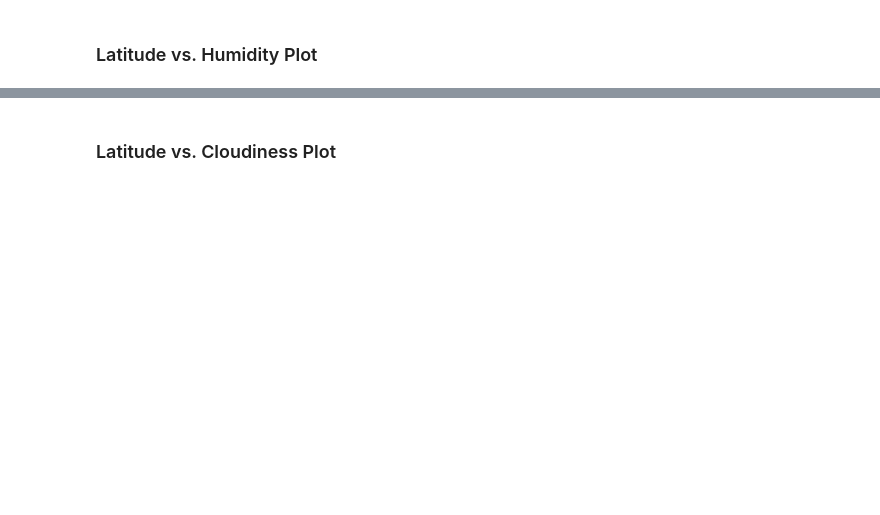
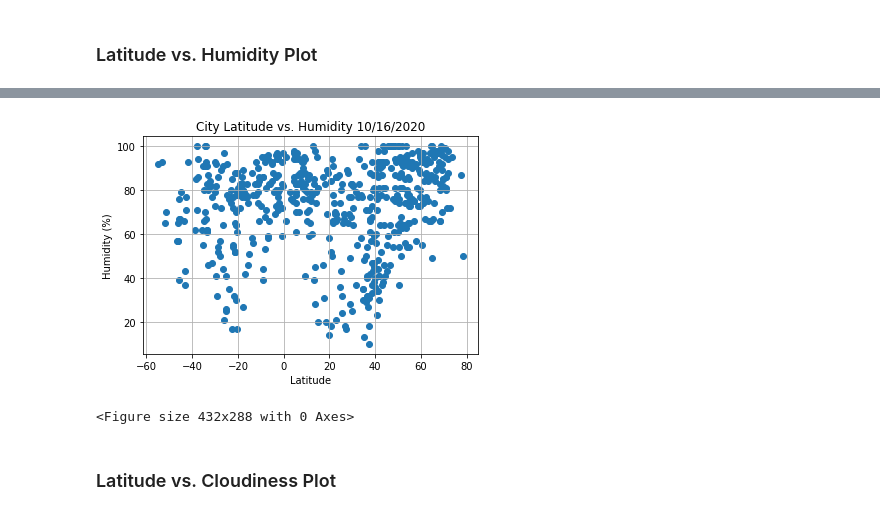
Before and after one commit to Ssimoes48/Python_API, a Jupyter notebook: WeatherPy/WeatherPyStarter.ipynb, the cells around one changed output, grey strips where cells are left out. Cells and saved outputs as stored; diff of their text form; code cells hidden in the pictures; blank space fills up the shorter version.

```diff
--- a/WeatherPy/WeatherPyStarter.ipynb
+++ b/WeatherPy/WeatherPyStarter.ipynb
@@ -185,2 +190,14 @@ weather_data_df
+# %%
+plt.scatter(cities_df["Latitude"],cities_df["Humidity"])
+plt.xlabel('Latitude')
+plt.ylabel('Humidity (%)')
+plt.title("City Latitude vs. Humidity 10/16/2020")
+plt.grid()
+
+plt.show()
+plt.savefig('../output_data/humidity.png')
+# %% [output]
+[figure, added]
+<Figure size 432x288 with 0 Axes>
 # %% [markdown]
 ### Latitude vs. Cloudiness Plot
```
Also changed, not shown: parts of 14 cells of this notebook, 7 other files.
